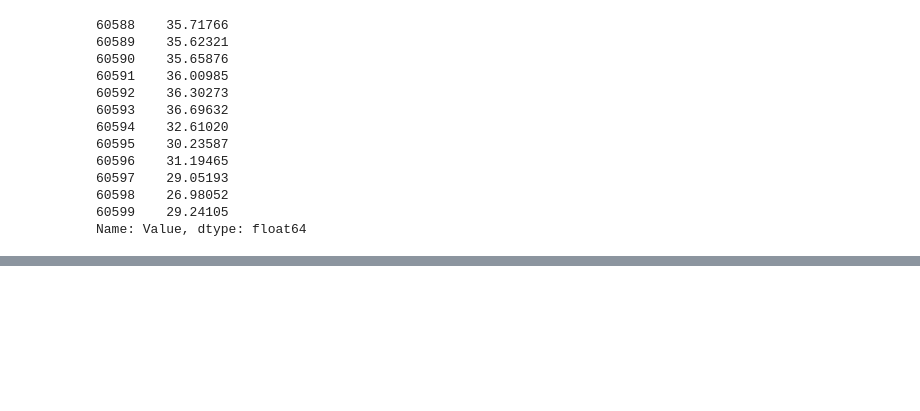
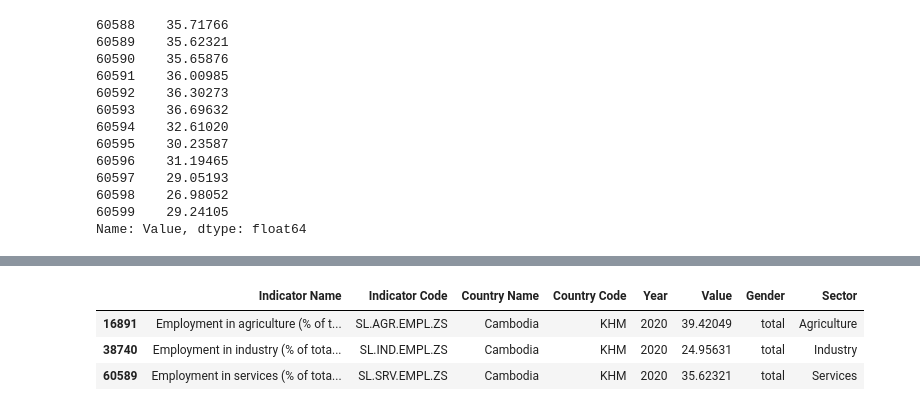
Before and after one commit to kimsang-mok/Datascience, a Jupyter notebook: data_for_proposal/Percentage_Employment_By_Sectors.ipynb, the cells around one changed output, grey strips where cells are left out. Drawn from its saved outputs; the diff is of its cells as text; code cells hidden in the pictures; blank space fills up the shorter version.

```diff
--- a/data_for_proposal/Percentage_Employment_By_Sectors.ipynb
+++ b/data_for_proposal/Percentage_Employment_By_Sectors.ipynb
@@ -355,0 +344,2 @@ fig.show()
+# %%
+data_2020 = data[(data['Year'] == 2020) & (data['Gender'] == 'total')]
@@ -355,0 +415,7 @@ fig.show()
+# %%
+data_2020
+# %% [output]
+|  | Indicator Name | Indicator Code | Country Name | Country Code | Year | Value | Gender | Sector |
+| 16891 | Employment in agriculture (% of t... | SL.AGR.EMPL.ZS | Cambodia | KHM | 2020 | 39.42049 | total | Agriculture |
+| 38740 | Employment in industry (% of tota... | SL.IND.EMPL.ZS | Cambodia | KHM | 2020 | 24.95631 | total | Industry |
+| 60589 | Employment in services (% of tota... | SL.SRV.EMPL.ZS | Cambodia | KHM | 2020 | 35.62321 | total | Services |
```
Also changed, not shown: parts of 7 cells of this notebook, 6 other files.
